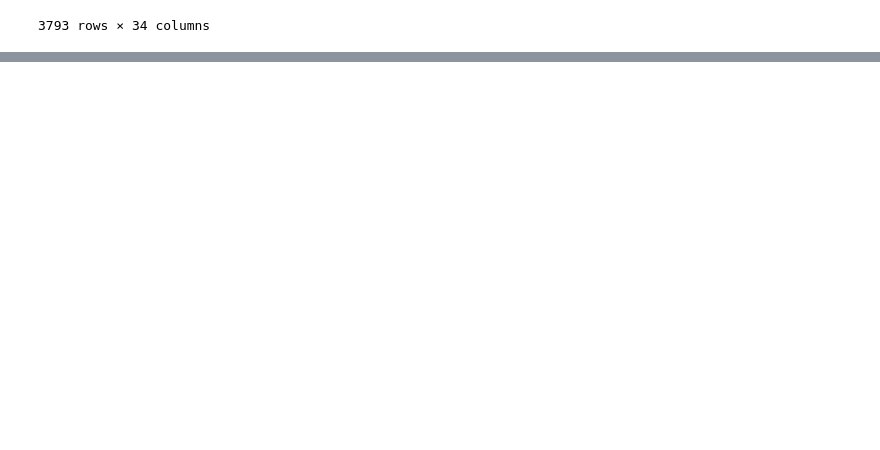
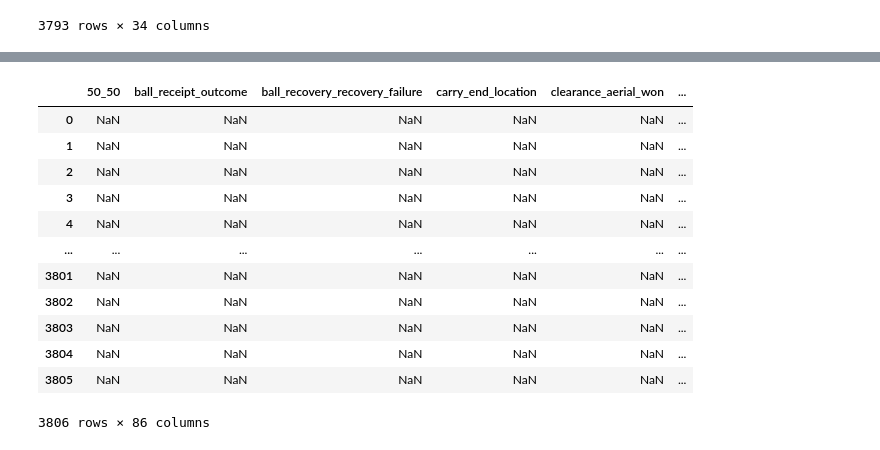
Before and after one commit to ryaa2020/Throw-ins-Gain-the-Upper-Hand, a Jupyter notebook: starter.ipynb, the cells around one changed output, grey strips where cells are left out. Cells and saved outputs as stored; diff of their text form; code cells hidden in the pictures; blank space fills up the shorter version.

```diff
--- a/starter.ipynb
+++ b/starter.ipynb
@@ -41,0 +89,16 @@ df
+# %%
+events
+# %% [output]
+|  | 50_50 | ball_receipt_outcome | ball_recovery_recovery_failure | carry_end_location | clearance_aerial_won | ... |
+| 0 | NaN | NaN | NaN | NaN | NaN | ... |
+| 1 | NaN | NaN | NaN | NaN | NaN | ... |
+| 2 | NaN | NaN | NaN | NaN | NaN | ... |
+| 3 | NaN | NaN | NaN | NaN | NaN | ... |
+| 4 | NaN | NaN | NaN | NaN | NaN | ... |
+| ... | ... | ... | ... | ... | ... | ... |
+| 3801 | NaN | NaN | NaN | NaN | NaN | ... |
+| 3802 | NaN | NaN | NaN | NaN | NaN | ... |
+| 3803 | NaN | NaN | NaN | NaN | NaN | ... |
+| 3804 | NaN | NaN | NaN | NaN | NaN | ... |
+| 3805 | NaN | NaN | NaN | NaN | NaN | ... |
+3806 rows × 86 columns
```
Also changed, not shown: parts of 8 cells of this notebook.
